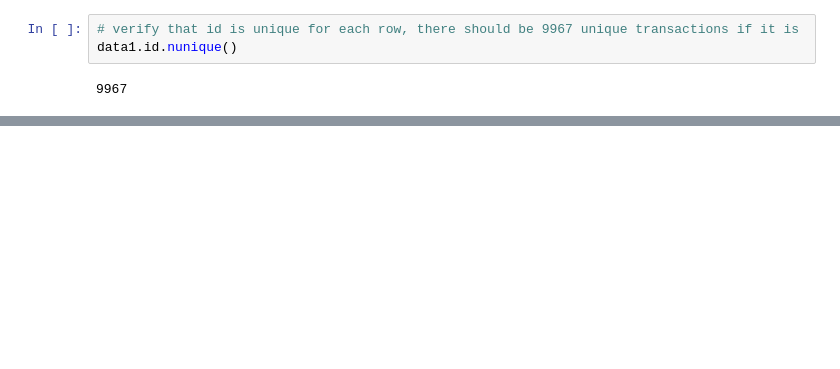
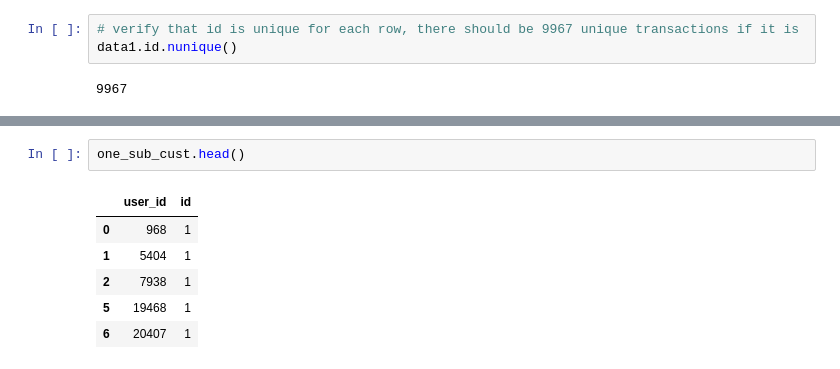
Before and after one commit to ecmyhre/customer-switching, a Jupyter notebook: customer_switching.ipynb, the cells around one changed output, grey strips where cells are left out. Cells and saved outputs as stored; diff of their text form; blank space fills up the shorter version.

```diff
--- a/customer_switching.ipynb
+++ b/customer_switching.ipynb
@@ -185,0 +173,9 @@ matrix
+# %%
+one_sub_cust.head()
+# %% [output]
+|  | user_id | id |
+| 0 | 968 | 1 |
+| 1 | 5404 | 1 |
+| 2 | 7938 | 1 |
+| 5 | 19468 | 1 |
+| 6 | 20407 | 1 |
```
Also changed, not shown: parts of 11 cells of this notebook, 6 other files.
